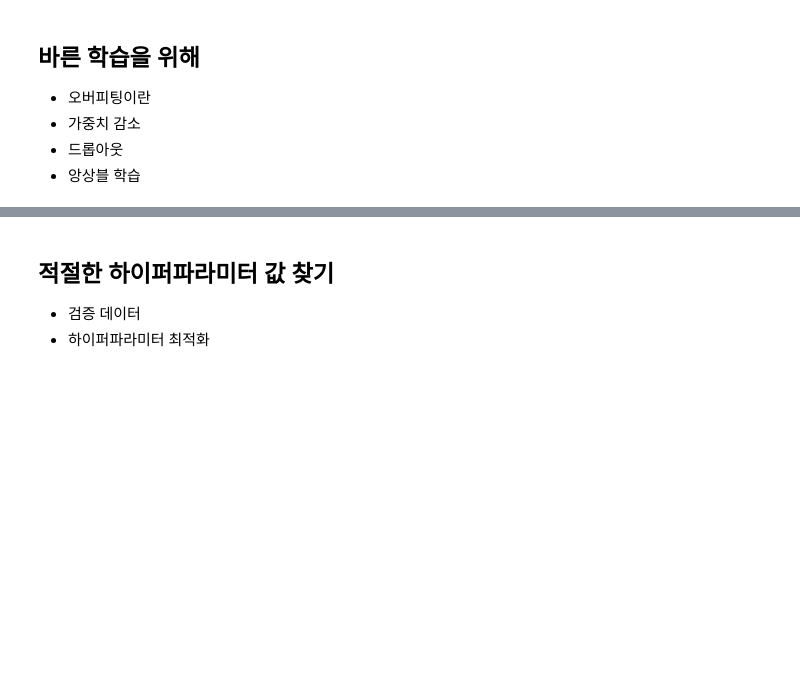
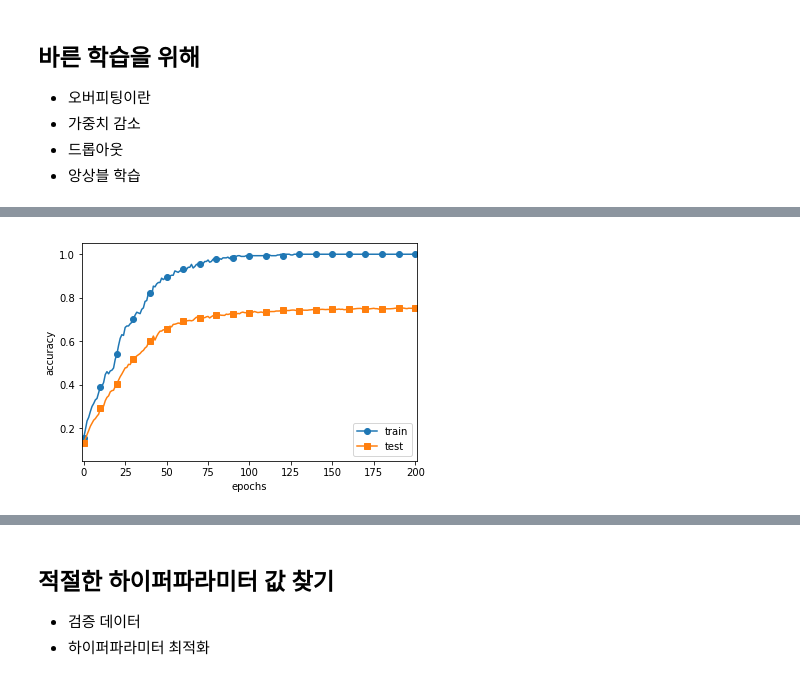
Before and after one commit to winterjung/study, a Jupyter notebook: Book/DeepLearningFromScratch/ch6.ipynb, the cells around one changed output, grey strips where cells are left out. Cells and saved outputs as stored; diff of their text form; code cells hidden in the pictures; blank space fills up the shorter version.

```diff
--- a/Book/DeepLearningFromScratch/ch6.ipynb
+++ b/Book/DeepLearningFromScratch/ch6.ipynb
@@ -597,0 +875,13 @@ plt.show();
+# %%
+markers = {'train': 'o', 'test': 's'}
+x = np.arange(max_epochs)
+plt.plot(x, train_acc_list, marker='o', label='train', markevery=10)
+plt.plot(x, test_acc_list, marker='s', label='test', markevery=10)
+plt.xlabel("epochs")
+plt.ylabel("accuracy")
+plt.xlim(-1, 201)
+plt.ylim(0.05, 1.05)
+plt.legend(loc='lower right')
+plt.show();
+# %% [output]
+[figure, added]
```
Also changed, not shown: parts of 10 cells of this notebook.
